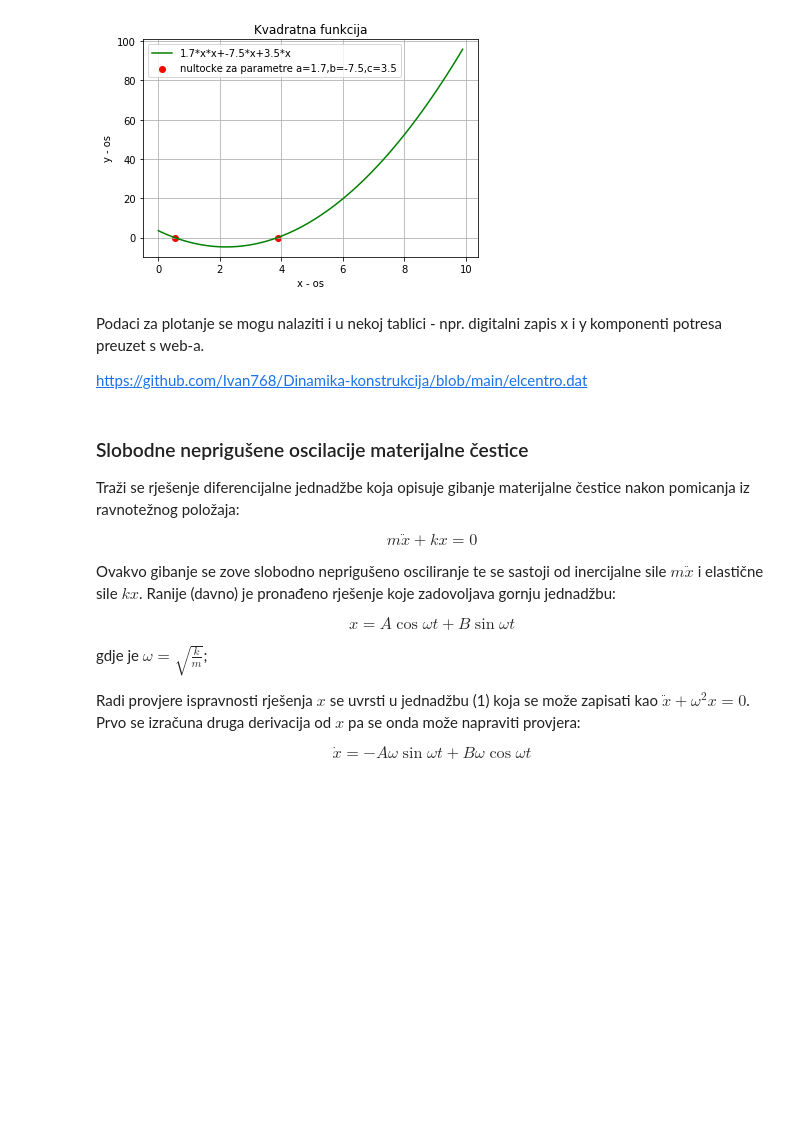
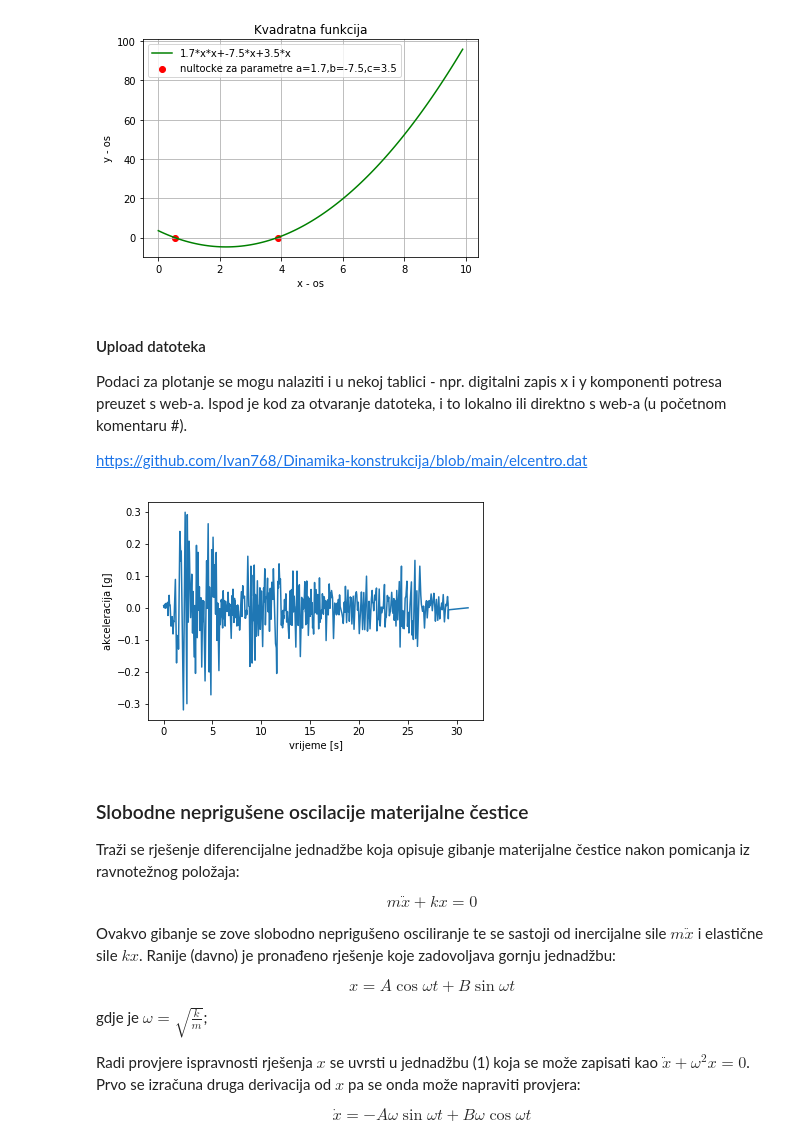
Before and after one commit to Ivan768/Dinamika-konstrukcija, a Jupyter notebook: Dinamika konstrukcija Vjezbe 2.ipynb, the cells around one changed output. Drawn from its saved outputs; the diff is of its cells as text; code cells hidden in the pictures; blank space fills up the shorter version.

```diff
--- a/Dinamika konstrukcija Vjezbe 2.ipynb
+++ b/Dinamika konstrukcija Vjezbe 2.ipynb
@@ -88,6 +116,7 @@ plt.show()
 # %% [output]
 [figure]
 # %% [markdown]
-Podaci za plotanje se mogu nalaziti i u nekoj tablici - npr. digitalni zapis x i y komponenti potresa preuzet s web-a.
+#### Upload datoteka
+Podaci za plotanje se mogu nalaziti i u nekoj tablici - npr. digitalni zapis x i y komponenti potresa preuzet s web-a. Ispod je kod za otvaranje datoteka, i to lokalno ili direktno s web-a (u početnom komentaru #).
 
 https://github.com/Ivan768/Dinamika-konstrukcija/blob/main/elcentro.dat
@@ -98,3 +123,21 @@ https://github.com/Ivan768/Dinamika-konstrukcija/blob/main/elcentro.dat
+# %%
+#import urllib.request
+#file = urllib.request.urlopen("https://github.com/Ivan768/Dinamika-konstrukcija/blob/main/elcentro.dat")
+x = []
+y = []
+file = "elcentro.dat" #lokalna datoteka u radnom dokumentu
+with open(file) as f: #genericka naredba za otvaranje datoteka
+    for line in f:
+        row = line.split() #razdvajanje teksta temeljem razmaka ili taba
+        x.append(float(row[0]))
+        y.append(float(row[1]))
+# %%
+plt.plot(x,y)
+plt.xlabel("vrijeme [s]")
+plt.ylabel("akceleracija [g]")
+plt.show()
+# %% [output]
+[figure, added]
 # %% [markdown]
 ### Slobodne neprigušene oscilacije materijalne čestice
 Traži se rješenje diferencijalne jednadžbe koja opisuje gibanje materijalne čestice nakon pomicanja iz ravnotežnog položaja:
```
Also changed, not shown: parts of 41 cells of this notebook.
